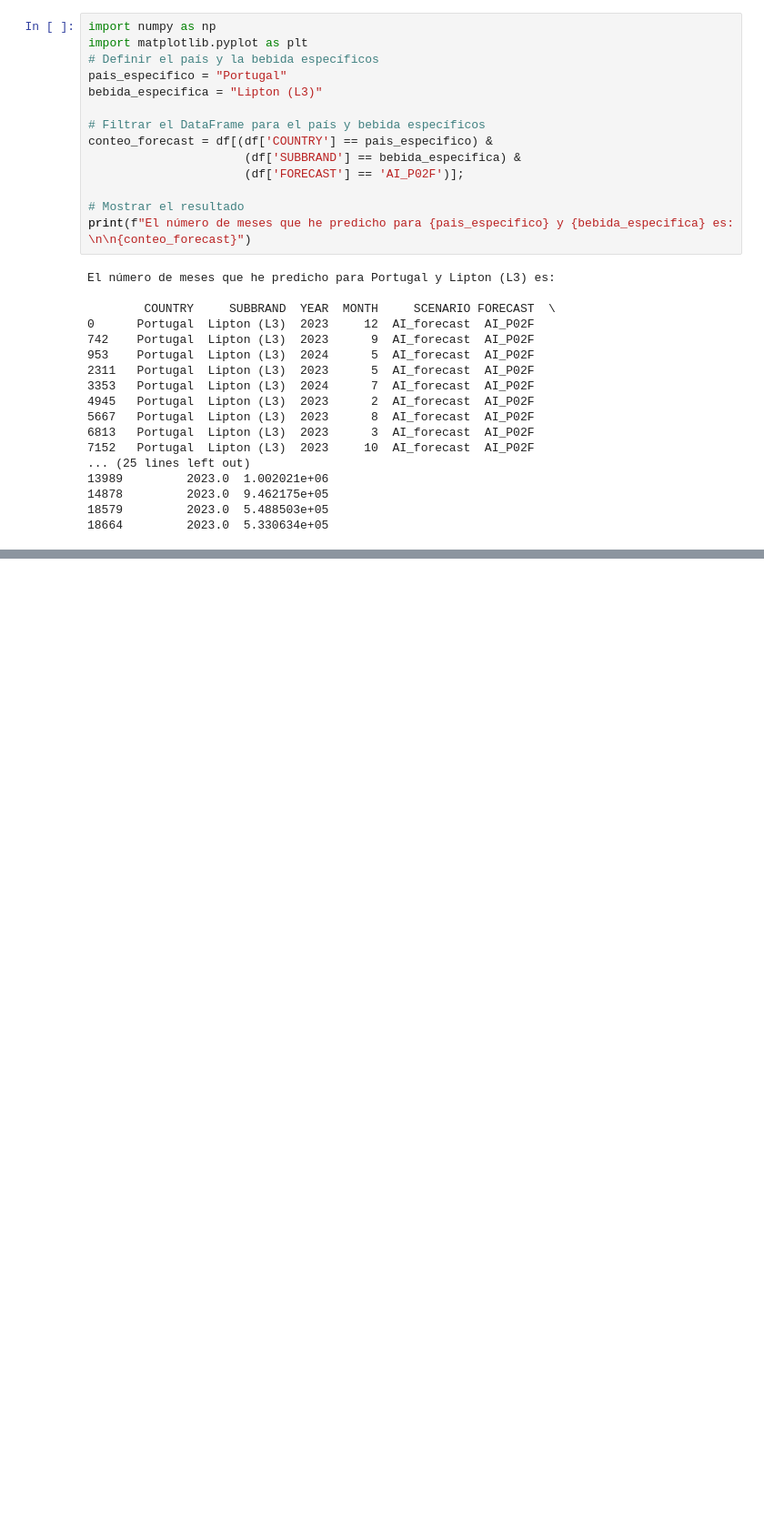
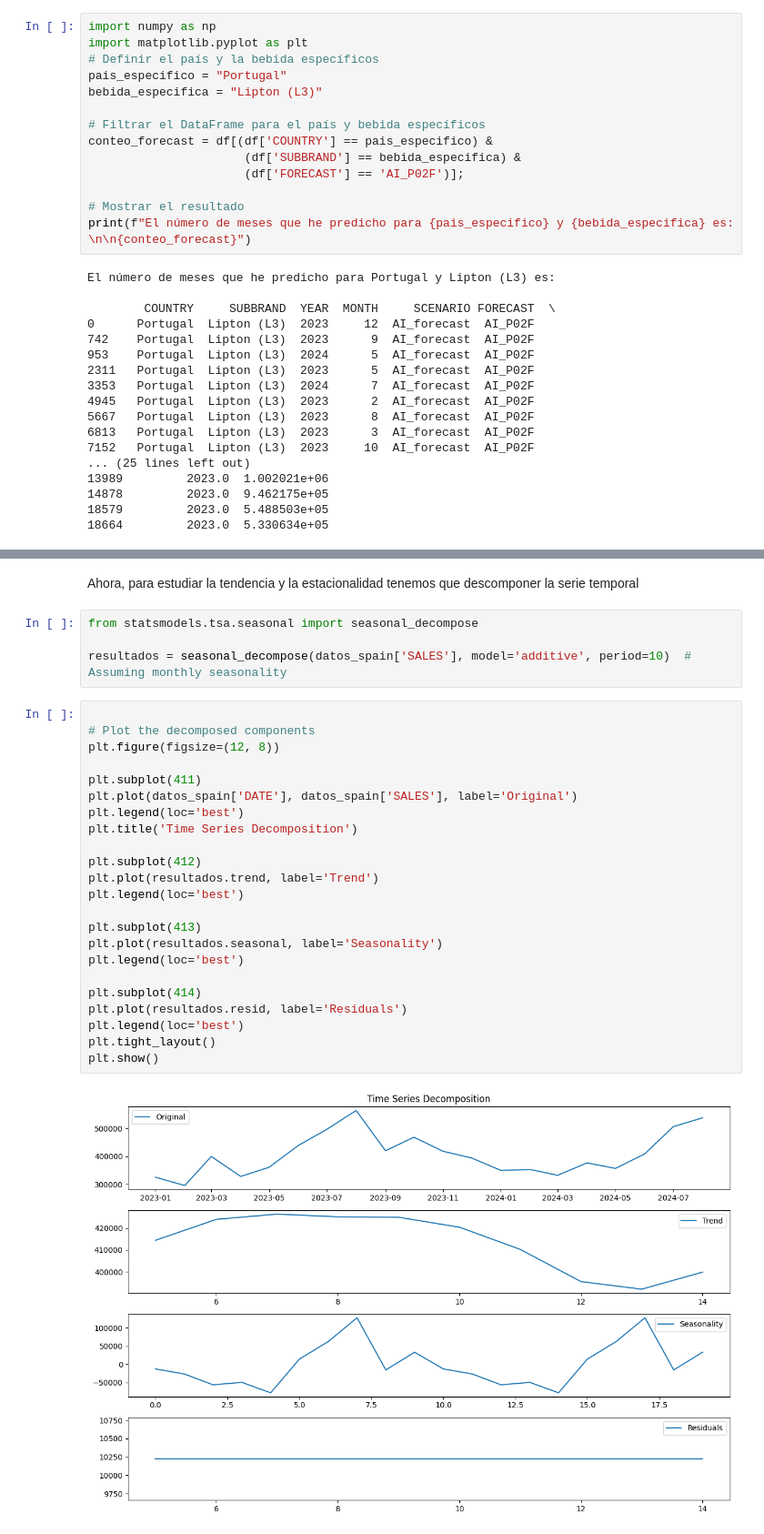
Before and after one commit to susanavillar/VISUALIZACION-DE-DATOS, a Jupyter notebook: Clase2.ipynb, the cells around one changed output, grey strips where cells are left out. Shown at 91% size. Cells and saved outputs as stored; diff of their text form; blank space fills up the shorter version.

```diff
--- a/Clase2.ipynb
+++ b/Clase2.ipynb
@@ -138,0 +403,31 @@ Cual es la tendencia y estacionalidad de:
+# %% [markdown]
+Ahora, para estudiar la tendencia y la estacionalidad tenemos que descomponer la serie temporal
+# %%
+from statsmodels.tsa.seasonal import seasonal_decompose
+
+resultados = seasonal_decompose(datos_spain['SALES'], model='additive', period=10)  # Assuming monthly seasonality
+# %%
+
+# Plot the decomposed components
+plt.figure(figsize=(12, 8))
+
+plt.subplot(411)
+plt.plot(datos_spain['DATE'], datos_spain['SALES'], label='Original')
+plt.legend(loc='best')
+plt.title('Time Series Decomposition')
+
+plt.subplot(412)
+plt.plot(resultados.trend, label='Trend')
+plt.legend(loc='best')
+
+plt.subplot(413)
+plt.plot(resultados.seasonal, label='Seasonality')
+plt.legend(loc='best')
+
+plt.subplot(414)
+plt.plot(resultados.resid, label='Residuals')
+plt.legend(loc='best')
+plt.tight_layout()
+plt.show()
+# %% [output]
+[figure, added]
```
Also changed, not shown: parts of 72 cells of this notebook.
